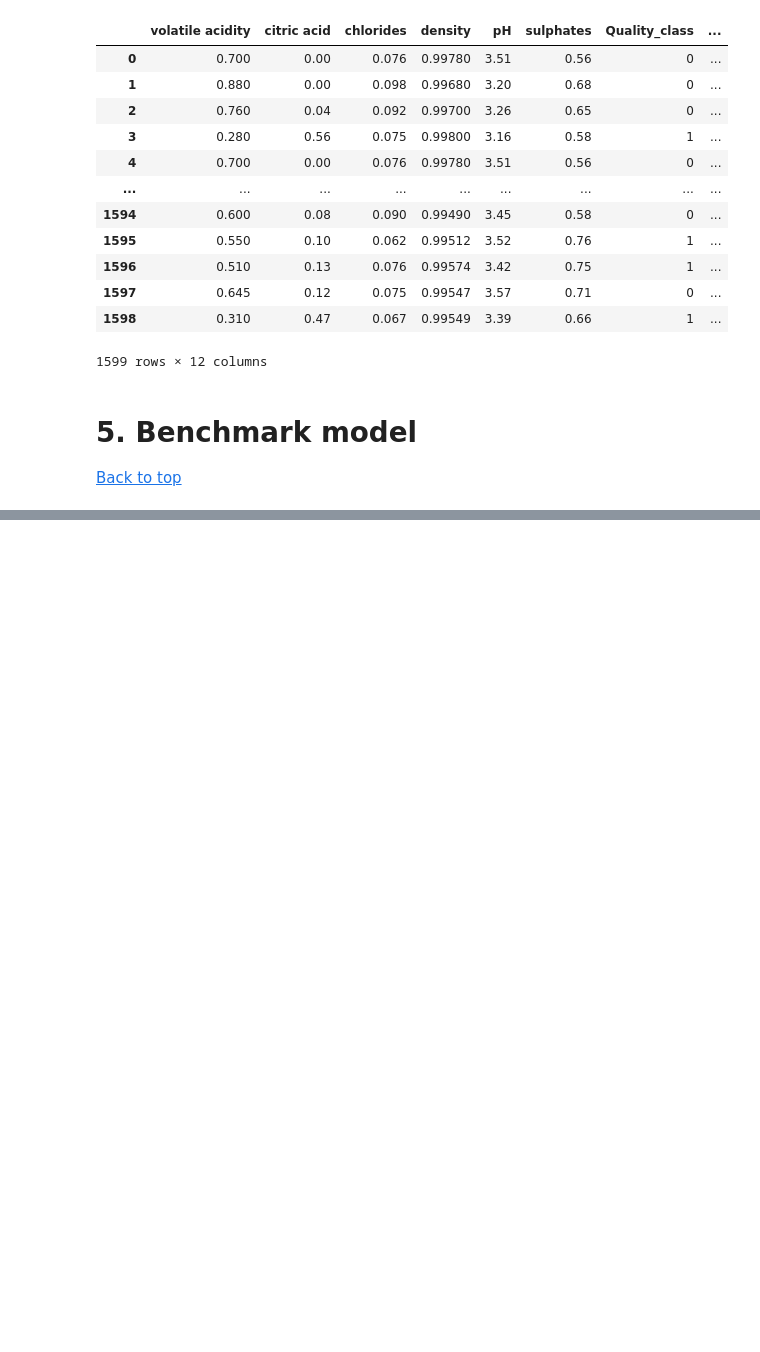
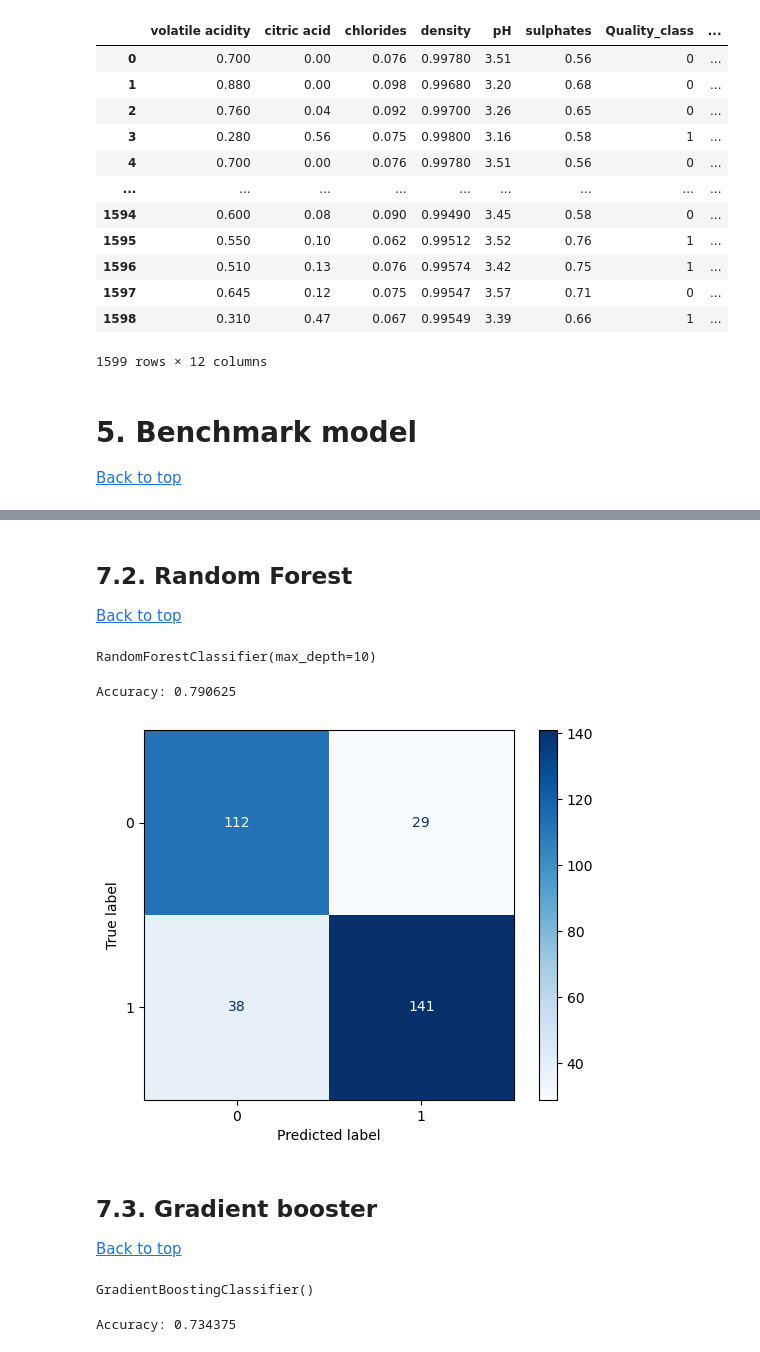
Before and after one commit to danielcamacho9712/Wine_Quality_ML_Project, a Jupyter notebook: wine_project.ipynb, the cells around one changed output, grey strips where cells are left out. Cells and saved outputs as stored; diff of their text form; code cells hidden in the pictures; blank space fills up the shorter version.

```diff
--- a/wine_project.ipynb
+++ b/wine_project.ipynb
@@ -156,0 +254,41 @@ plt.show()
+# %% [markdown]
+## 7.2. Random Forest <a id='random_forest'></a>
+[Back to top](#table_of_contents)
+# %%
+from sklearn.ensemble import RandomForestClassifier
+
+forest = RandomForestClassifier(max_depth=10)
+
+forest.fit(X_train, y_train)
+# %% [output]
+RandomForestClassifier(max_depth=10)
+# %%
+y_pred = forest.predict(X_test)
+
+print(f'Accuracy: {accuracy_score(y_test, y_pred)}')
+# %% [output]
+Accuracy: 0.790625
+# %%
+cm = confusion_matrix(y_test, y_pred)
+disp = ConfusionMatrixDisplay(confusion_matrix=cm)
+disp.plot(cmap='Blues')
+plt.show()
+# %% [output]
+[figure, added]
+# %% [markdown]
+## 7.3. Gradient booster <a id='gradient_booster'></a>
+[Back to top](#table_of_contents)
+# %%
+from sklearn.ensemble import GradientBoostingClassifier
+
+gradient = GradientBoostingClassifier()
+
+gradient.fit(X_train, y_train)
+# %% [output]
+GradientBoostingClassifier()
+# %%
+y_pred = gradient.predict(X_test)
+
+print(f'Accuracy: {accuracy_score(y_test, y_pred)}')
+# %% [output]
+Accuracy: 0.734375
```
Also changed, not shown: parts of 25 cells of this notebook.
